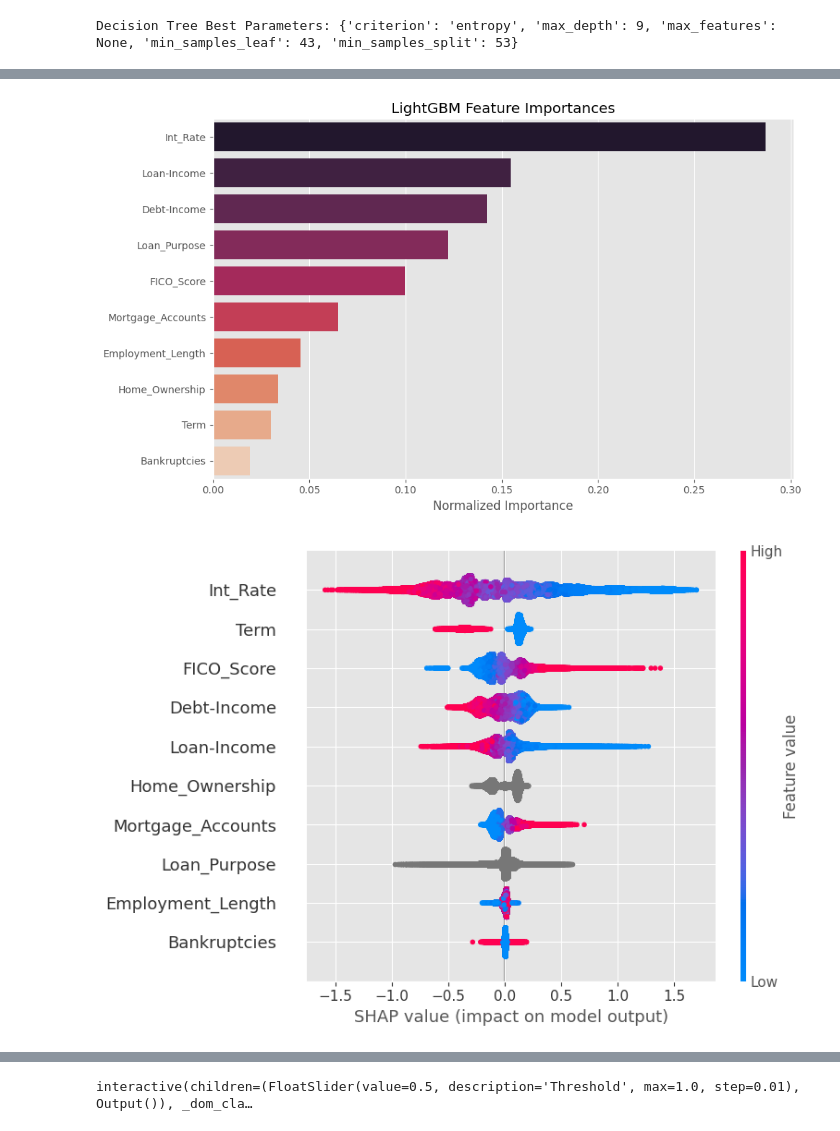
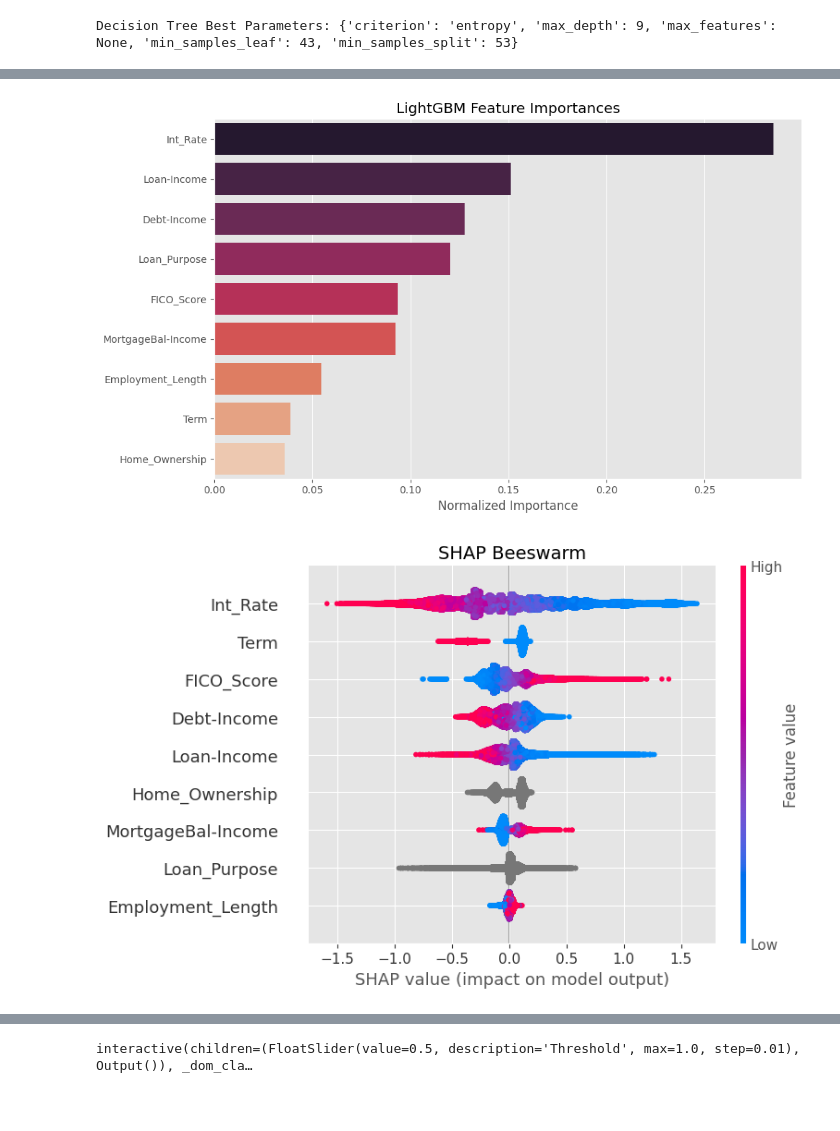
Before and after one commit to edwardweldon100/LendingClub-Capstone-Project, a Jupyter notebook: Lending Club Dataset- Model- FullyPaid_ChargeOff.ipynb, the cells around one changed output, grey strips where cells are left out. Saved outputs shown, nothing was run; the diff lists cells and outputs as text; code cells hidden in the pictures; blank space fills up the shorter version.

```diff
--- a/Lending Club Dataset- Model- FullyPaid_ChargeOff.ipynb
+++ b/Lending Club Dataset- Model- FullyPaid_ChargeOff.ipynb
@@ -53,6 +53,6 @@ Accepted_Only_Ord.head()
 # %%
-Accepted_Only_Ord = Accepted_Only_Ord.rename(columns={'Risk_Score': 'FICO_Score'})
-X_Num_Ord = Accepted_Only_Ord[['Term', 'FICO_Score', 'Employment_Length', 'Debt-Income', 'Loan-Income', 'Int_Rate', 'Mortgage_Accounts', 'Bankruptcies']].apply(pd.to_numeric, errors='coerce')
+#Accepted_Only_Ord = Accepted_Only_Ord.rename(columns={'Risk_Score': 'FICO_Score'})
+X_Num_Ord = Accepted_Only_Ord[['Term', 'FICO_Score', 'Employment_Length', 'Debt-Income', 'Loan-Income', 'Int_Rate', 'MortgageBal-Income']].apply(pd.to_numeric, errors='coerce')
 X_Nominal = Accepted_Only_Ord[['Home_Ownership', 'Loan_Purpose']].astype('category')
 Y = Accepted_Only_Ord['Loan_Status']
 # %%
@@ -411,5 +411,8 @@ LightGBM Test AUC (Base): 0.7140591173254656
 # %%
-#Randomized Search CV
+#LightGBM (Randomized Search CV)
+
+#Initial Search Range
+'''
 lgb_param_dist = {
     'n_estimators': randint(100, 500),
     'learning_rate': uniform(0.01, 0.1),
@@ -420,6 +423,20 @@ lgb_param_dist = {
     'colsample_bytree': uniform(0.6, 0.3),
     'reg_alpha': uniform(0.0, 0.5),
     'reg_lambda': uniform(0.0, 0.5),
+}
+
+'''
+#Best Parameters found from search range above
+lgb_param_dist = {
+    'n_estimators': [311],
+    'learning_rate': [0.10682905731946837],
+    'num_leaves': [112],
+    'max_depth': [4],
+    'min_child_samples': [241],
+    'subsample': [0.7630035691751708],
+    'colsample_bytree': [0.7596433323956703],
+    'reg_alpha': [0.37438893913842725],
+    'reg_lambda': [0.39929282704954044],
 }
 
 lgb_randCV = RandomizedSearchCV(
@@ -619,15 +636,19 @@ plt.ylabel('')
 plt.tight_layout()
 plt.show()
 # %% [output]
-[figure, old version]
+[figure, new version]
 # %%
 #Beeswarm Plot for Top Model (LightGBM)
 explainer = shap.TreeExplainer(lgb_best)
 shap_values = explainer.shap_values(X2_test)
+
 plt.figure(figsize=(10, 6))
-shap.summary_plot(shap_values, X2_test, plot_type='dot', show=True)
+shap.summary_plot(shap_values, X2_test, plot_type='dot', show=False)
+plt.title('SHAP Beeswarm', fontsize=14)
+plt.tight_layout()
+plt.show()
 # %% [output]
-[figure, old version]
+[figure, new version]
 # %%
 #---Confusion Matrix & Metrics
 
```
Also changed, not shown: parts of 27 cells of this notebook, 2 other files.
